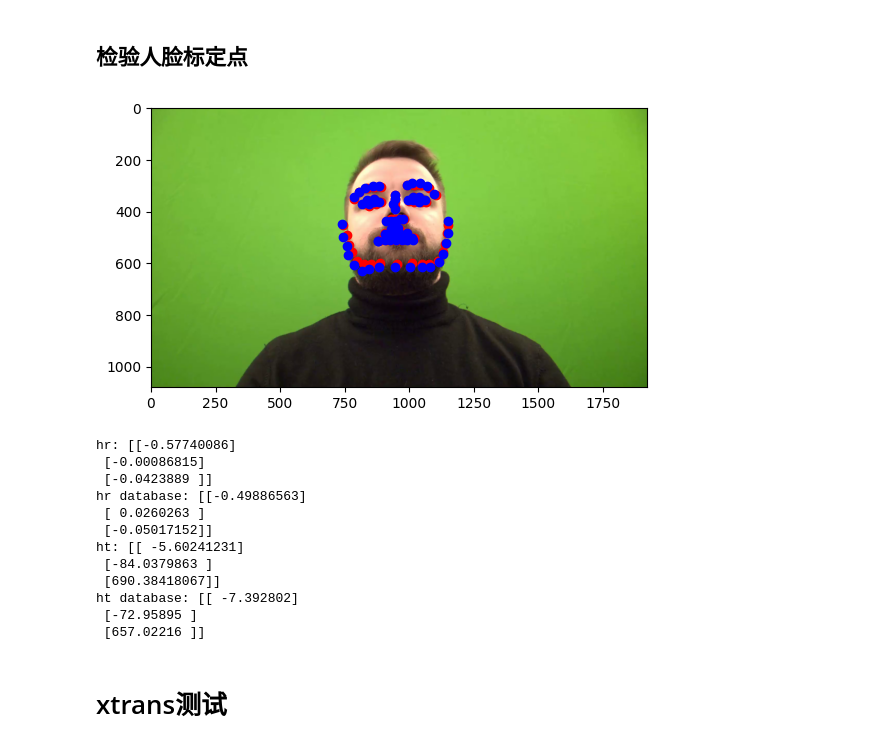
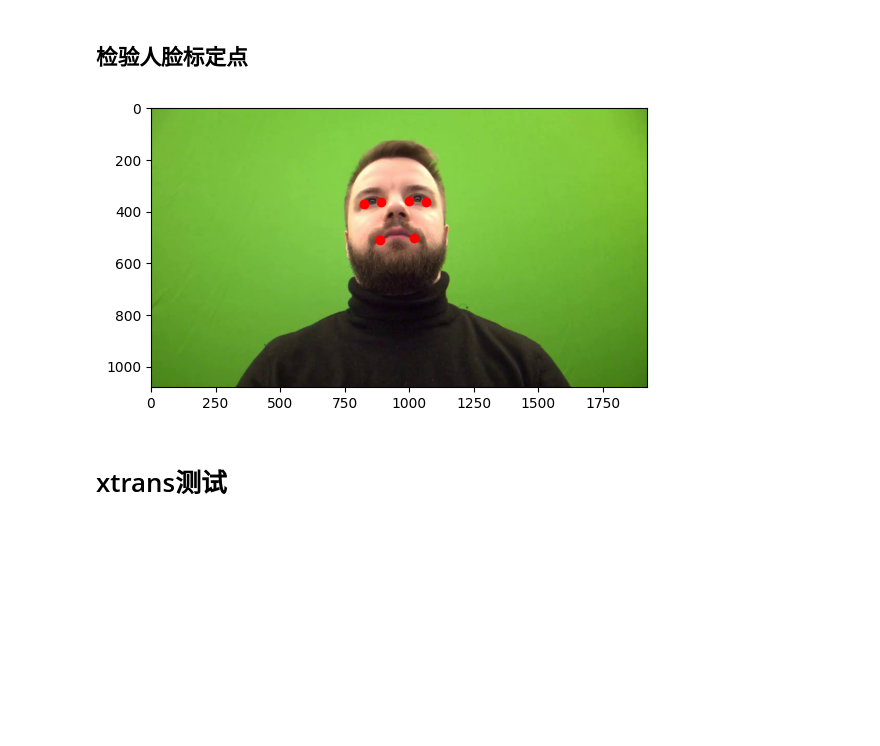
Before and after one commit to OYTubo/GazeNormalization, a Jupyter notebook: eve_demo.ipynb, the cells around one changed output. Saved outputs shown, nothing was run; the diff lists cells and outputs as text; code cells hidden in the pictures; blank space fills up the shorter version.

```diff
--- a/eve_demo.ipynb
+++ b/eve_demo.ipynb
@@ -63,49 +63,30 @@ head_tvec:
 # %%
 import sys
 sys.path.append("./face-alignment")
 import face_alignment
 from skimage import io
 import cv2
 import numpy as np
 import torch
 import matplotlib.pyplot as plt
 
 video_path = fileroot[:-3] + '.mp4'
 cap = cv2.VideoCapture(video_path)
 idx = 0
 ret,frame = cap.read()
 # cv2.imshow('Frames', frame)
 plt.imshow(cv2.cvtColor(frame, cv2.COLOR_BGR2RGB))
 fa = face_alignment.FaceAlignment(face_alignment.LandmarksType.TWO_D, flip_input=False)
 preds = fa.get_landmarks(frame)
 landmark_use = [36,39,42,45,48,54]
 lm = preds[0]
-# lm = lm[landmark_use, :]
+lm = lm[landmark_use, :]
 # 红色的是我自己的
 plt.scatter(lm[:,0],lm[:,1],c='r')
-plt.scatter(facial_landmarks[:,0],facial_landmarks[:,1],c='b')
+# plt.scatter(facial_landmarks[:,0],facial_landmarks[:,1],c='b')
 plt.show()
-
-
-hr, ht = warp_norm.xnorm(frame, camera_matrix, np.array([-0.16321888, 0.66783406, -0.00121854, -0.00303158, -1.02159927]))
-print('hr: {}'.format(hr))
-print('hr database: {}'.format(head_rvec[0]))
-print('ht: {}'.format(ht))
-print('ht database: {}'.format(head_tvec[0]))
 # %% [output]
-[figure, old version]
+[figure, new version]
-hr: [[-0.57740086]
- [-0.00086815]
- [-0.0423889 ]]
-hr database: [[-0.49886563]
- [ 0.0260263 ]
- [-0.05017152]]
-ht: [[ -5.60241231]
- [-84.0379863 ]
- [690.38418067]]
-ht database: [[ -7.392802]
- [-72.95895 ]
- [657.02216 ]]
 # %% [markdown]
 # xtrans测试
 # %%
```
Also changed, not shown: 4 other files.
